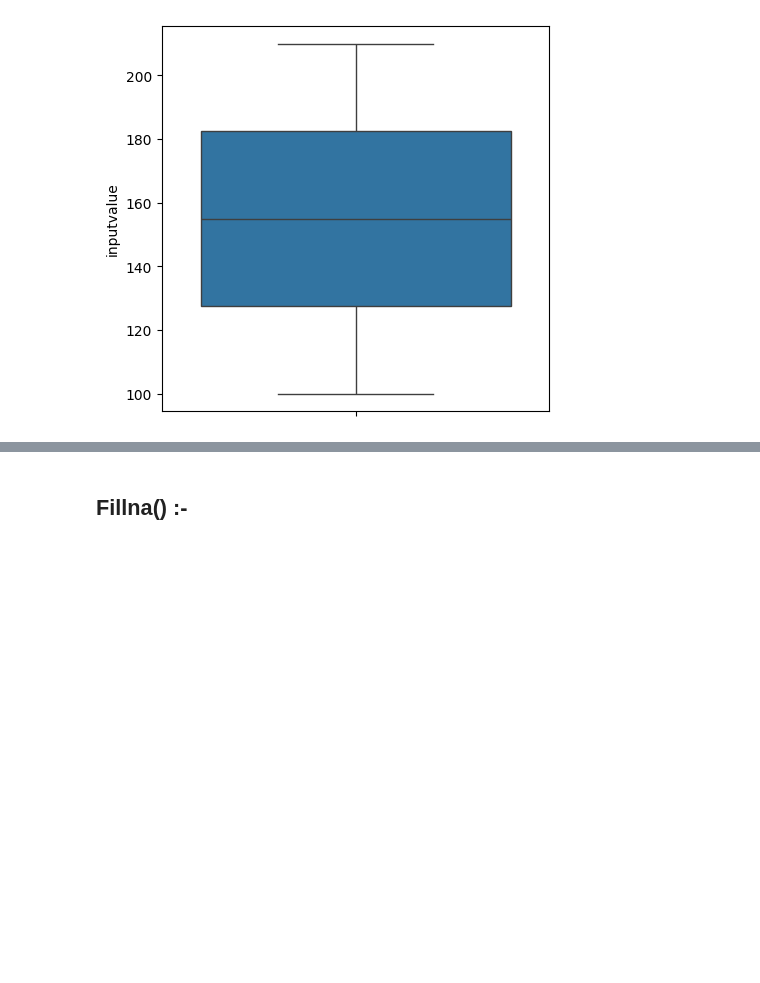
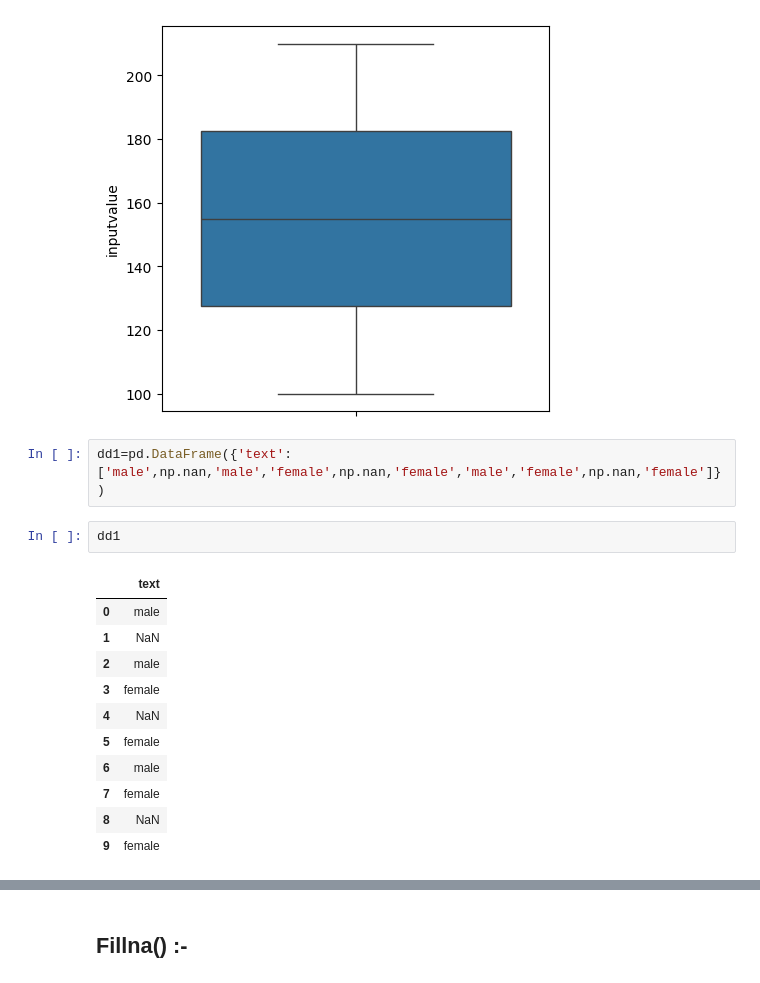
Before and after one commit to manojkumar211/Machine-Learning-All, a Jupyter notebook: experiment/replace_values.ipynb, the cells around one changed output, grey strips where cells are left out. Drawn from its saved outputs; the diff is of its cells as text; blank space fills up the shorter version.

```diff
--- a/experiment/replace_values.ipynb
+++ b/experiment/replace_values.ipynb
@@ -162,3 +162,19 @@ sns.boxplot(dd['inputvalue'],ax=ax)
 plt.show()
 # %% [output]
 [figure]
+# %%
+dd1=pd.DataFrame({'text':['male',np.nan,'male','female',np.nan,'female','male','female',np.nan,'female']})
+# %%
+dd1
+# %% [output]
+|  | text |
+| 0 | male |
+| 1 | NaN |
+| 2 | male |
+| 3 | female |
+| 4 | NaN |
+| 5 | female |
+| 6 | male |
+| 7 | female |
+| 8 | NaN |
+| 9 | female |
```
Also changed, not shown: parts of 10 cells of this notebook.
